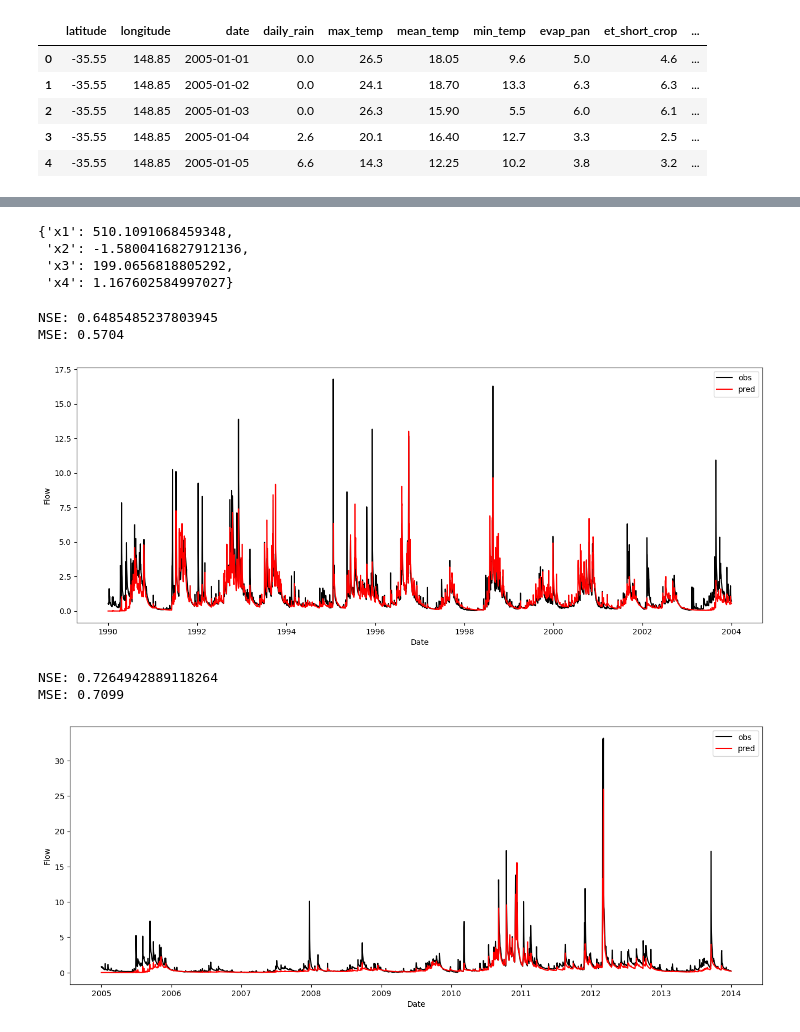
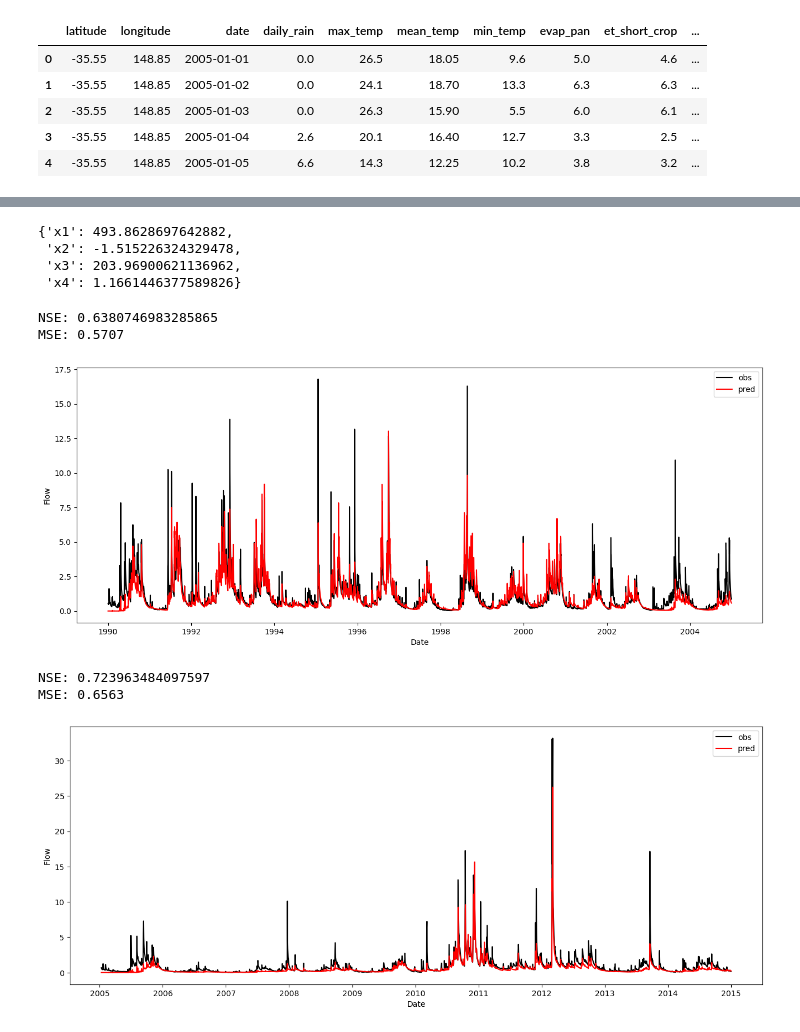
Before and after one commit to arpit-kapoor/hybrid-gr4j, a Jupyter notebook: notebooks/gr4j/gr4j_rrmpg_calibration.ipynb, the cells around one changed output, grey strips where cells are left out. Cells and saved outputs as stored; diff of their text form; code cells hidden in the pictures.

```diff
--- a/notebooks/gr4j/gr4j_rrmpg_calibration.ipynb
+++ b/notebooks/gr4j/gr4j_rrmpg_calibration.ipynb
@@ -98,9 +98,9 @@ merged_data.head()
 | 4 | -35.55 | 148.85 | 1990-01-05 | 0.0 | 21.9 | 15.55 | 9.2 | 3.5 | 4.5 | ... |
 # %%
 # Slicing the data into calibration and holdout
-calibration_data = merged_data.loc[((merged_data['date']).dt.year >= calib_start_year) & ((merged_data['date']).dt.year < calib_end_year)].reset_index(drop=True)
+calibration_data = merged_data.loc[((merged_data['date']).dt.year >= calib_start_year) & ((merged_data['date']).dt.year <= calib_end_year)].reset_index(drop=True)
 
-holdout_data = merged_data.loc[((merged_data['date']).dt.year >= holdout_start_year) & ((merged_data['date']).dt.year < holdout_end_year)].reset_index(drop=True)
+holdout_data = merged_data.loc[((merged_data['date']).dt.year >= holdout_start_year) & ((merged_data['date']).dt.year <= holdout_end_year)].reset_index(drop=True)
 # %%
 calibration_data.head()
 # %% [output]
@@ -150,10 +150,10 @@ model.set_params(params)
 # To be sure, let's look at the current model parameters
 model.get_params()
 # %% [output]
-{'x1': 510.1091068459348,
- 'x2': -1.5800416827912136,
- 'x3': 199.0656818805292,
- 'x4': 1.167602584997027}
+{'x1': 493.8628697642882,
+ 'x2': -1.515226324329478,
+ 'x3': 203.96900621136962,
+ 'x4': 1.1661446377589826}
 # %%
 def softplus(x):
     return np.log(x+1)
@@ -184,12 +184,14 @@ def evaluate(model, dates, et, prcp, flow):
     ax.set_ylabel('Flow')
 
     plt.legend()
+
+    return flow_pred, flow
 # %%
-evaluate(model, date_calib,  et_calib, prcp_calib, flow_calib)
+flow_pred_calib, _ = evaluate(model, date_calib,  et_calib, prcp_calib, flow_calib)
 # %% [output]
-NSE: 0.6485485237803945
-MSE: 0.5704
+NSE: 0.6380746983285865
+MSE: 0.5707
-[figure, old version]
+[figure, new version]
 # %%
 # Evaluate on unseen data
 prcp_holdout = holdout_data.loc[:, 'daily_rain'].values
@@ -197,8 +199,8 @@ et_holdout= holdout_data.loc[:, 'et_short_crop'].values
 flow_holdout = holdout_data.loc[:, 'flow_ml'].values
 date_holdout = holdout_data.loc[:, 'date'].values
 
-evaluate(model, date_holdout,  et_holdout, prcp_holdout, flow_holdout)
+flow_pred_holdout, flow_holdout = evaluate(model, date_holdout[10:],  et_holdout[10:], prcp_holdout[10:], flow_holdout[10:])
 # %% [output]
-NSE: 0.7264942889118264
-MSE: 0.7099
+NSE: 0.723963484097597
+MSE: 0.6563
-[figure, old version]
+[figure, new version]
```
Also changed, not shown: parts of 3 cells of this notebook, 5 other files.
